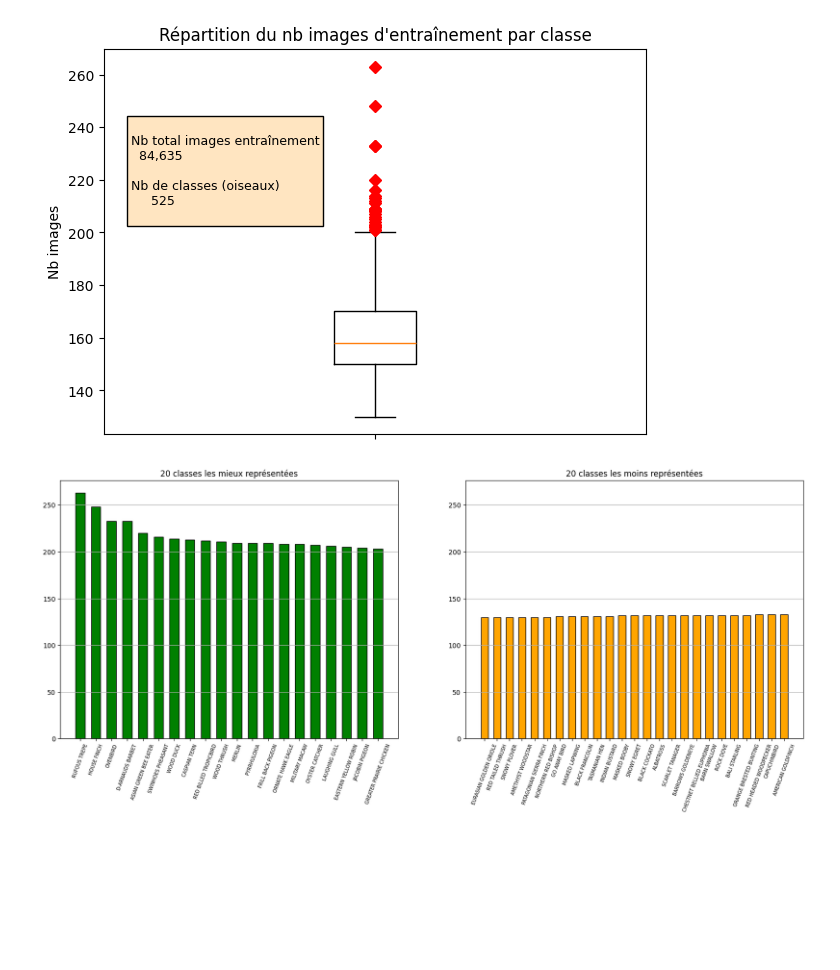
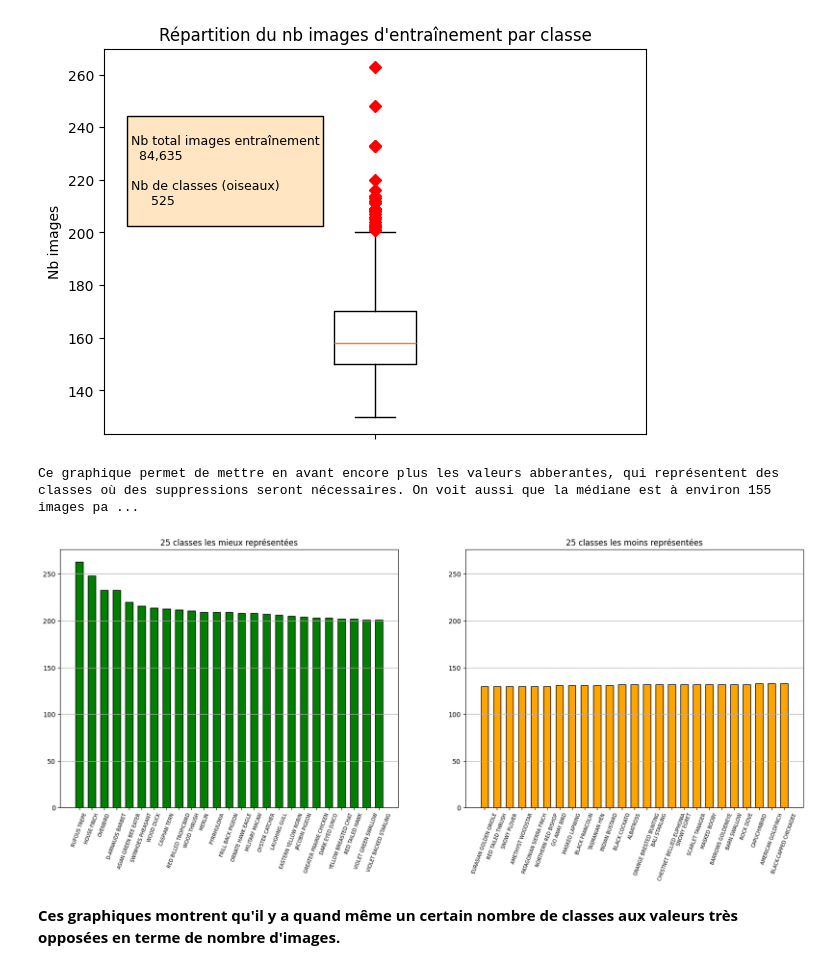
Before and after one commit to SheepDice/ProjectB, a Jupyter notebook: analyse_distribution.ipynb, the cells around one changed output. Saved outputs shown, nothing was run; the diff lists cells and outputs as text; code cells hidden in the pictures; blank space fills up the shorter version.

Commit message:
Ajout de texte sur les graphiques / suppression de la version mod du fichier

```diff
--- a/analyse_distribution.ipynb
+++ b/analyse_distribution.ipynb
@@ -85,28 +102,47 @@ t = ax1.text(0.55, 205, txt, fontsize="9", bbox={'boxstyle':'square',
                    'edgecolor':'black'})
 # %% [output]
 [figure]
+# %%
+html_content = """
+
+<p><b> Ce graphique permet de mettre en avant encore plus les valeurs abberantes, qui représentent des classes où des suppressions
+seront nécessaires. On voit aussi que la médiane est à environ 155 images par classe. </b></p>
+
+"""
+display(HTML(html_content))
+# %% [output]
+Ce graphique permet de mettre en avant encore plus les valeurs abberantes, qui représentent des classes où des suppressions seront nécessaires. On voit aussi que la médiane est à environ 155 images pa ...
 # %%
-### Affichage des 10 classes les mieux et moins bien représentées
+### Affichage des 25 classes les mieux et moins bien représentées
 fig = plt.figure(figsize=(20, 7))
 ax1 = fig.add_subplot(121)
 ax2 = fig.add_subplot(122, sharey=ax1)
 
-# 10 Classes les mieux representées
-best = df.sort_values(by='img_nbr', ascending=False).head(20)
+# 25 Classes les mieux representées
+best = df.sort_values(by='img_nbr', ascending=False).head(25)
 ax1.bar(best.index, best['img_nbr'], color='green', width=0.6, edgecolor='black')
 ax1.grid(True, axis='y')
-ax1.set_title('20 classes les mieux représentées')
+ax1.set_title('25 classes les mieux représentées')
 ax1.tick_params(axis='x', labelrotation=70)
 for t in ax1.get_xticklabels():
    t.set_fontsize(7.)
 
-# 10 Classes les moins bien representées
+# 25 Classes les moins bien representées
 worse = df.sort_values(by='img_nbr').head(25)
 ax2.bar(worse.index, worse['img_nbr'], color='orange', width=0.6, edgecolor='black')
 ax2.grid(True, axis='y')
-ax2.set_title('20 classes les moins représentées')
+ax2.set_title('25 classes les moins représentées')
 ax2.tick_params(axis='x', labelrotation=70)
 for t in ax2.get_xticklabels():
    t.set_fontsize(7.)
 # %% [output]
-[figure, old version]
+[figure, new version]
+# %%
+html_content = """
+
+<p><b> Ces graphiques montrent qu'il y a quand même un certain nombre de classes aux valeurs très opposées en terme de nombre d'images.</b></p>
+
+"""
+display(HTML(html_content))
+# %% [output]
+Ces graphiques montrent qu'il y a quand même un certain nombre de classes aux valeurs très opposées en terme de nombre d'images.
```
Also changed, not shown: parts of 7 cells of this notebook, 1 other file.
